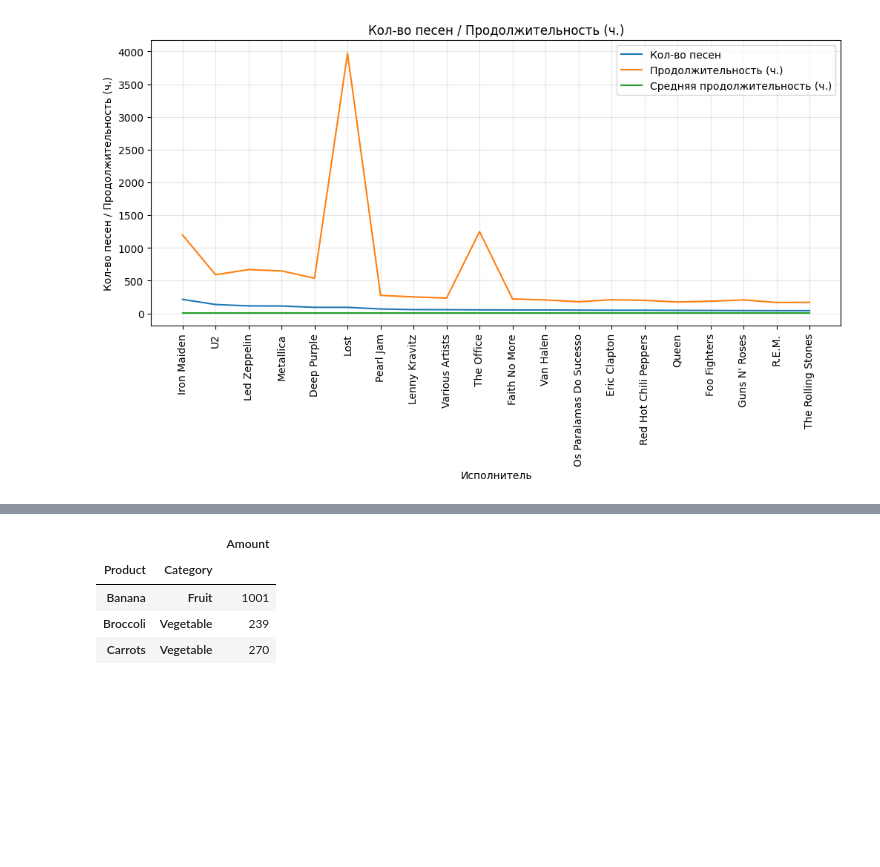
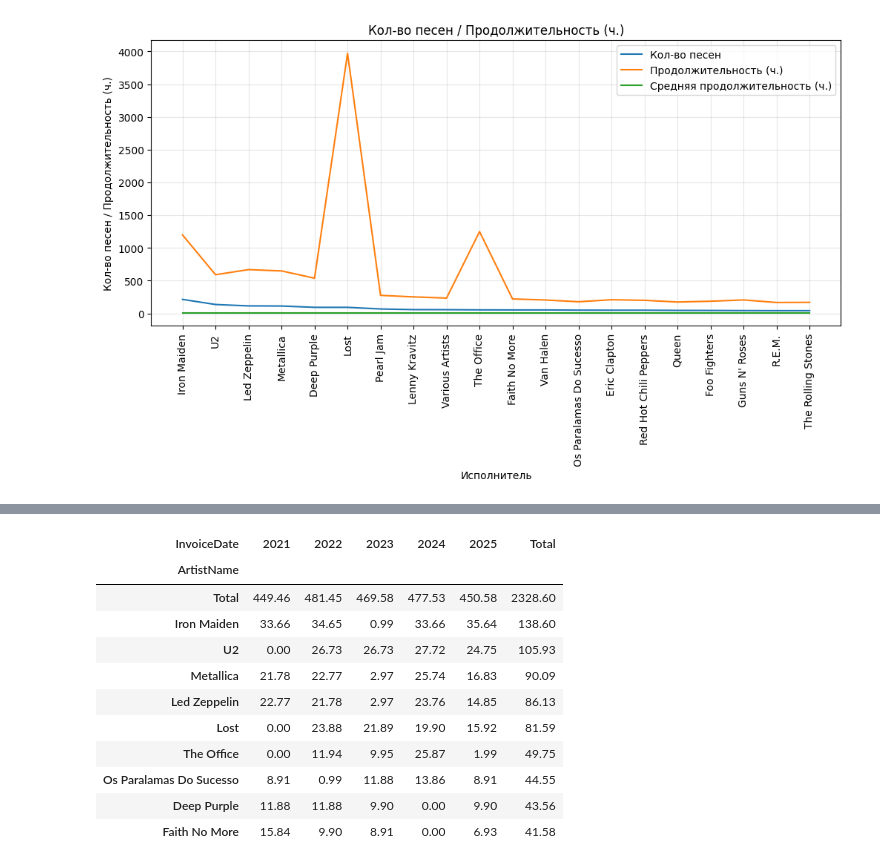
Before and after one commit to barmaley350/SQLLessons, a Jupyter notebook: services/jupyter/notebooks/examples.ipynb, the cells around one changed output, grey strips where cells are left out. Drawn from its saved outputs; the diff is of its cells as text; code cells hidden in the pictures; blank space fills up the shorter version.

```diff
--- a/services/jupyter/notebooks/examples.ipynb
+++ b/services/jupyter/notebooks/examples.ipynb
@@ -288,21 +292,52 @@ plt.show()
 # %%
-# Данные с дубликатами
-data = {
-    'Product': ['Carrots', 'Broccoli', 'Banana', 'Banana'],
-    'Category': ['Vegetable', 'Vegetable', 'Fruit', 'Fruit'],
-    'Quantity': [8, 5, 3, 4],
-    'Amount': [270, 239, 617, 384]
-}
-df = pd.DataFrame(data)
+sql = """SELECT
+	i.InvoiceDate,
+	i.BillingCity,
+	i.BillingCountry,
+	(il.UnitPrice * il.Quantity) AS Total,
+	il.UnitPrice,
+	il.Quantity,
+	a.Title,
+	ar.Name AS ArtistName,
+	g.Name AS GengeName
+FROM
+	Invoice AS i
+LEFT JOIN InvoiceLine AS il
+  ON i.InvoiceId = il.InvoiceId
+LEFT JOIN Track t
+  ON il.TrackId = t.TrackId
+LEFT JOIN Genre g
+  ON t.GenreId = g.GenreId
+LEFT JOIN Album a
+  ON t.AlbumId = a.AlbumId
+LEFT JOIN Artist ar
+  ON a.ArtistId = ar.ArtistId;
+"""
 
-# pivot = df.pivot_table(index=['Product'], values=['Amount'], aggfunc='sum')
-# # display_data(pivot, index=True)..
-# pivot
-pivot = df.pivot_table(index=['Product', 'Category'], values=['Amount'], aggfunc='sum')
-pivot
+df = get_data(sql)
+df["InvoiceDate"] = pd.to_datetime(df["InvoiceDate"]).dt.strftime("%Y")
+
+pivot = df.pivot_table(
+    index="ArtistName",
+    columns="InvoiceDate",
+    values="Total",
+    aggfunc="sum",
+    fill_value=0,
+    margins=True,
+    margins_name="Total"
+)
+top_5 = pivot.nlargest(10, "Total")
+top_5
 # %% [output]
-|  |  | Amount |
-| Product | Category |  |
-| Banana | Fruit | 1001 |
-| Broccoli | Vegetable | 239 |
-| Carrots | Vegetable | 270 |
+| InvoiceDate | 2021 | 2022 | 2023 | 2024 | 2025 | Total |
+| ArtistName |  |  |  |  |  |  |
+| Total | 449.46 | 481.45 | 469.58 | 477.53 | 450.58 | 2328.60 |
+| Iron Maiden | 33.66 | 34.65 | 0.99 | 33.66 | 35.64 | 138.60 |
+| U2 | 0.00 | 26.73 | 26.73 | 27.72 | 24.75 | 105.93 |
+| Metallica | 21.78 | 22.77 | 2.97 | 25.74 | 16.83 | 90.09 |
+| Led Zeppelin | 22.77 | 21.78 | 2.97 | 23.76 | 14.85 | 86.13 |
+| Lost | 0.00 | 23.88 | 21.89 | 19.90 | 15.92 | 81.59 |
+| The Office | 0.00 | 11.94 | 9.95 | 25.87 | 1.99 | 49.75 |
+| Os Paralamas Do Sucesso | 8.91 | 0.99 | 11.88 | 13.86 | 8.91 | 44.55 |
+| Deep Purple | 11.88 | 11.88 | 9.90 | 0.00 | 9.90 | 43.56 |
+| Faith No More | 15.84 | 9.90 | 8.91 | 0.00 | 6.93 | 41.58 |
```
Also changed, not shown: parts of 1 cell of this notebook, 2 other files.
